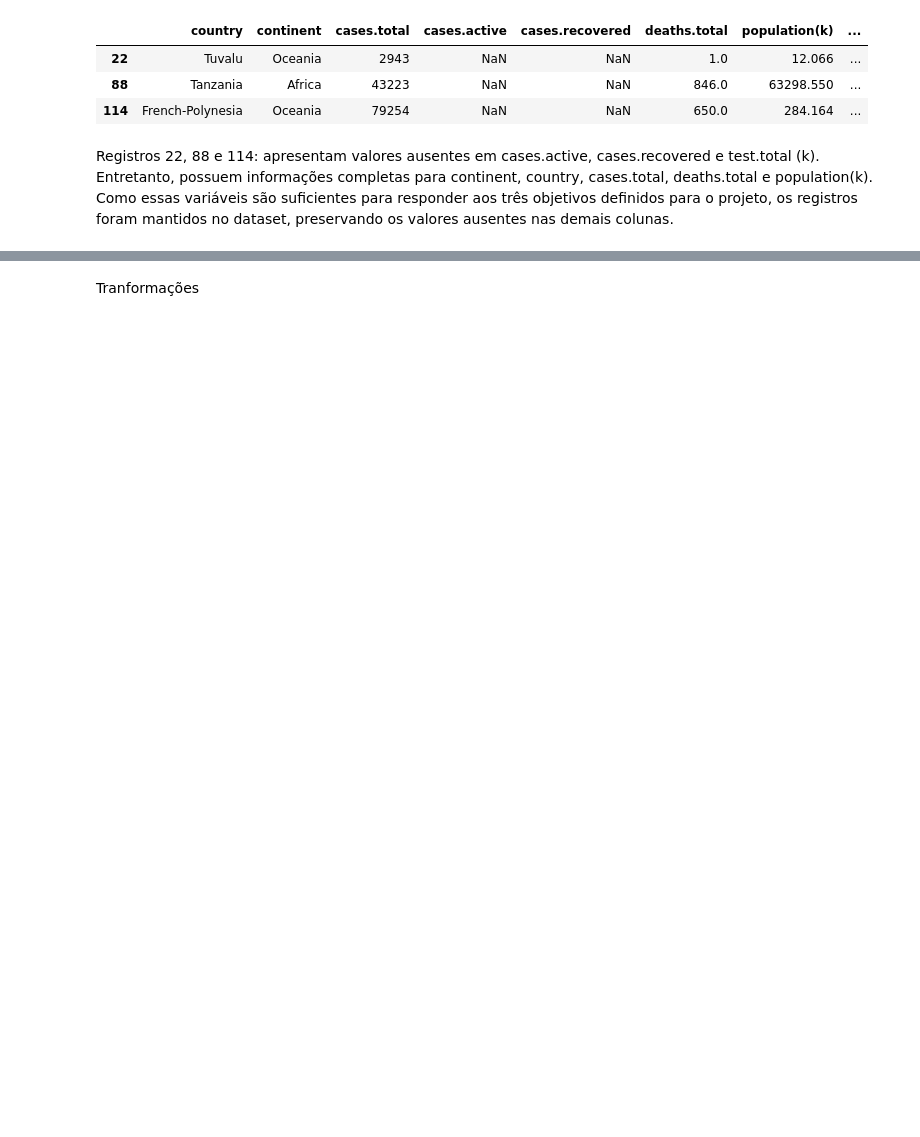
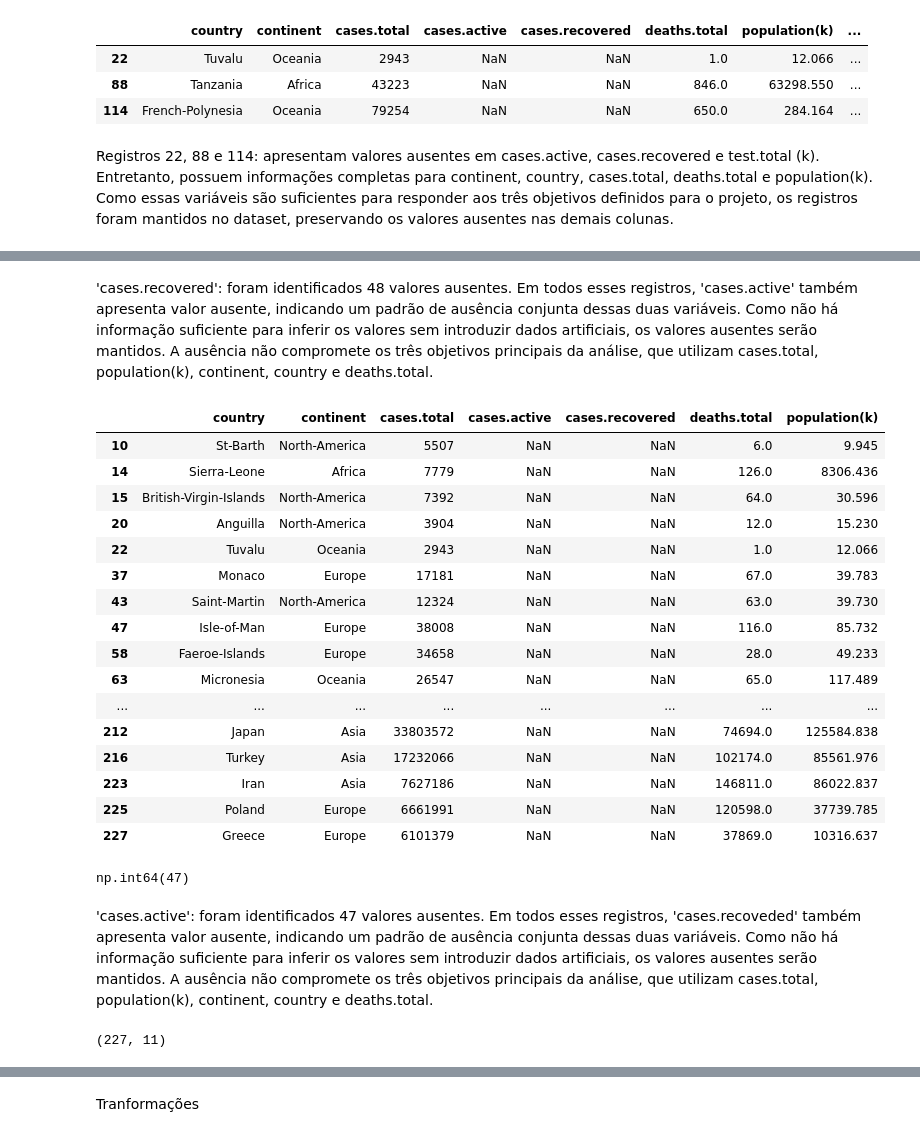
Before and after one commit to amanda-dalmeida/covid19-data-analysis, a Jupyter notebook: covid19_eda.ipynb, the cells around one changed output, grey strips where cells are left out. Drawn from its saved outputs; the diff is of its cells as text; code cells hidden in the pictures; blank space fills up the shorter version.

```diff
--- a/covid19_eda.ipynb
+++ b/covid19_eda.ipynb
@@ -575,0 +618,41 @@ df_clean
+# %% [markdown]
+'cases.recovered': foram identificados 48 valores ausentes. Em todos esses registros, 'cases.active' também apresenta valor ausente, indicando um padrão de ausência conjunta dessas duas variáveis. Como não há informação suficiente para inferir os valores sem introduzir dados artificiais, os valores ausentes serão mantidos. A ausência não compromete os três objetivos principais da análise, que utilizam cases.total, population(k), continent, country e deaths.total.
+# %%
+df_clean.loc[
+    df_clean['cases.active'].isna(),
+    ['country', 'continent', 'cases.total',
+     'cases.active', 'cases.recovered',
+     'deaths.total', 'population(k)']
+]
+# %% [output]
+|  | country | continent | cases.total | cases.active | cases.recovered | deaths.total | population(k) |
+| 10 | St-Barth | North-America | 5507 | NaN | NaN | 6.0 | 9.945 |
+| 14 | Sierra-Leone | Africa | 7779 | NaN | NaN | 126.0 | 8306.436 |
+| 15 | British-Virgin-Islands | North-America | 7392 | NaN | NaN | 64.0 | 30.596 |
+| 20 | Anguilla | North-America | 3904 | NaN | NaN | 12.0 | 15.230 |
+| 22 | Tuvalu | Oceania | 2943 | NaN | NaN | 1.0 | 12.066 |
+| 37 | Monaco | Europe | 17181 | NaN | NaN | 67.0 | 39.783 |
+| 43 | Saint-Martin | North-America | 12324 | NaN | NaN | 63.0 | 39.730 |
+| 47 | Isle-of-Man | Europe | 38008 | NaN | NaN | 116.0 | 85.732 |
+| 58 | Faeroe-Islands | Europe | 34658 | NaN | NaN | 28.0 | 49.233 |
+| 63 | Micronesia | Oceania | 26547 | NaN | NaN | 65.0 | 117.489 |
+| ... | ... | ... | ... | ... | ... | ... | ... |
+| 212 | Japan | Asia | 33803572 | NaN | NaN | 74694.0 | 125584.838 |
+| 216 | Turkey | Asia | 17232066 | NaN | NaN | 102174.0 | 85561.976 |
+| 223 | Iran | Asia | 7627186 | NaN | NaN | 146811.0 | 86022.837 |
+| 225 | Poland | Europe | 6661991 | NaN | NaN | 120598.0 | 37739.785 |
+| 227 | Greece | Europe | 6101379 | NaN | NaN | 37869.0 | 10316.637 |
+# %%
+df_clean['cases.active'].isna().sum()
+# %% [output]
+np.int64(47)
+# %% [markdown]
+'cases.active': foram identificados 47 valores ausentes. Em todos esses registros, 'cases.recoveded' também apresenta valor ausente, indicando um padrão de ausência conjunta dessas duas variáveis. Como não há informação suficiente para inferir os valores sem introduzir dados artificiais, os valores ausentes serão mantidos. A ausência não compromete os três objetivos principais da análise, que utilizam cases.total, population(k), continent, country e deaths.total.
+# %%
+import pandas as pd
+
+df_check = pd.read_csv('data/covid19_clean.csv')
+
+df_check.shape
+# %% [output]
+(227, 11)
```
Also changed, not shown: parts of 12 cells of this notebook, 1 other file.
